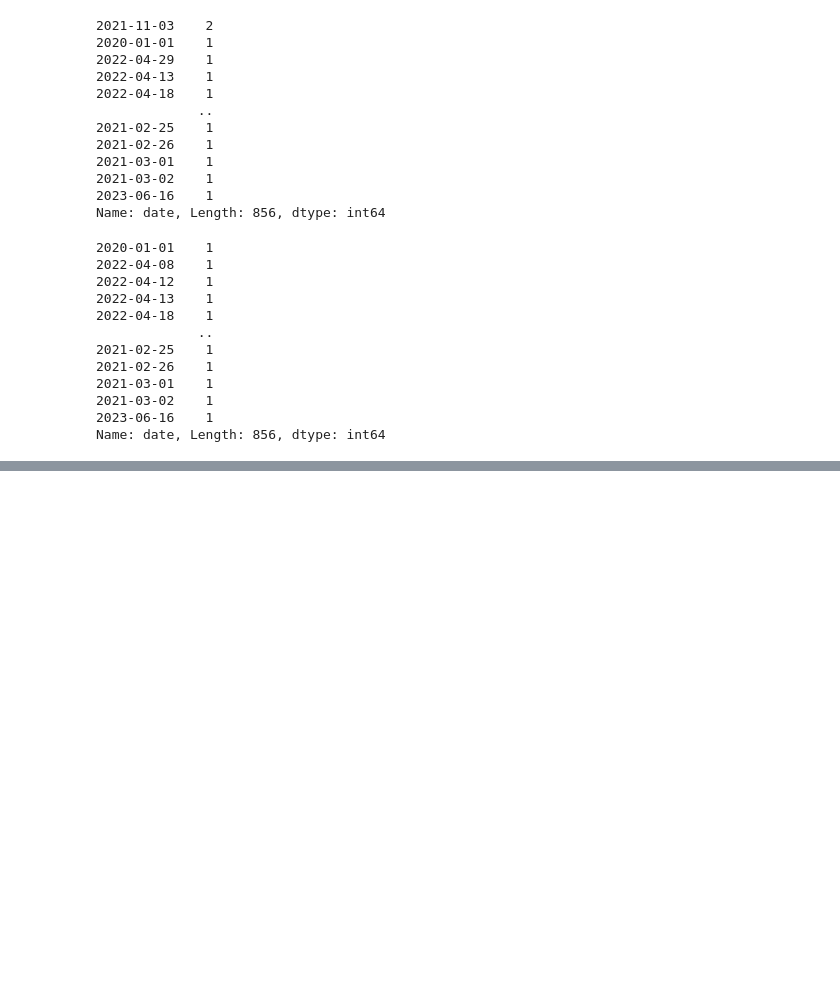
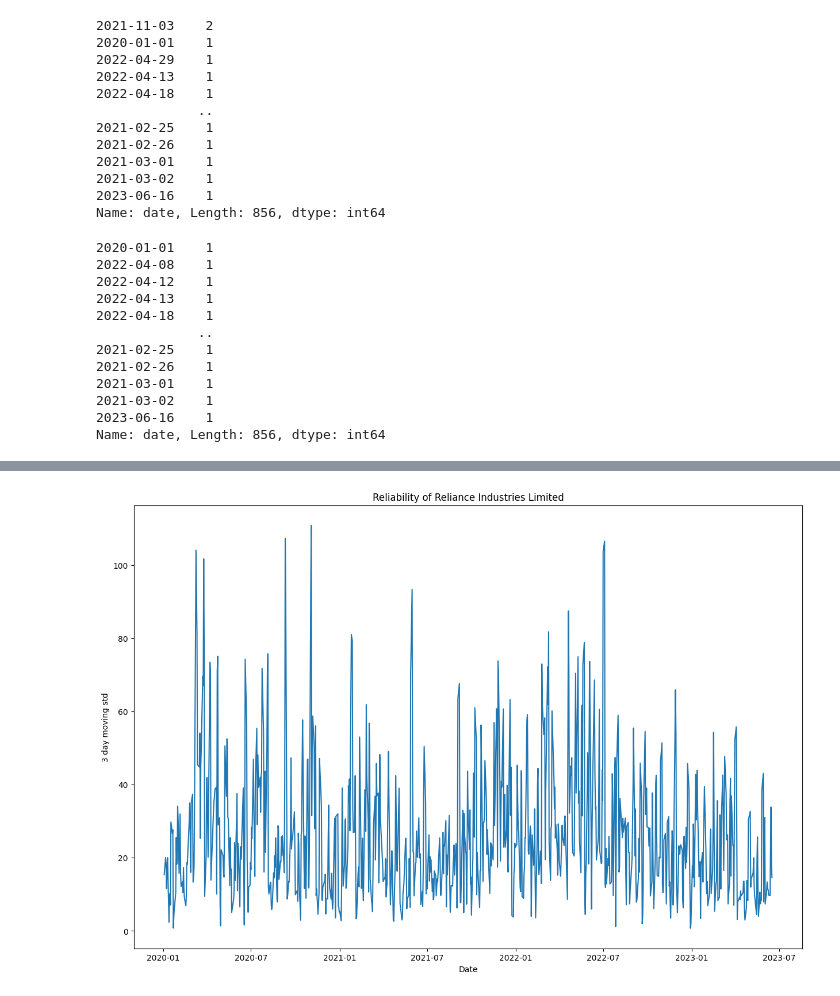
Before and after one commit to X-Warrior361/Financial-Analysis, a Jupyter notebook: main.ipynb, the cells around one changed output, grey strips where cells are left out. Cells and saved outputs as stored; diff of their text form; code cells hidden in the pictures; blank space fills up the shorter version.

```diff
--- a/main.ipynb
+++ b/main.ipynb
@@ -169,0 +170,9 @@ plt.show()
+# %%
+plt.figure(figsize=(15,10))
+plt.plot(reliance.date, reliance.close_price.rolling(window=3).std(), label='3 day moving std')
+plt.title('Reliability of Reliance Industries Limited')
+plt.xlabel('Date')
+plt.ylabel('3 day moving std')
+plt.show()
+# %% [output]
+[figure, added]
```
Also changed, not shown: parts of 1 cell of this notebook, 2 other files.
